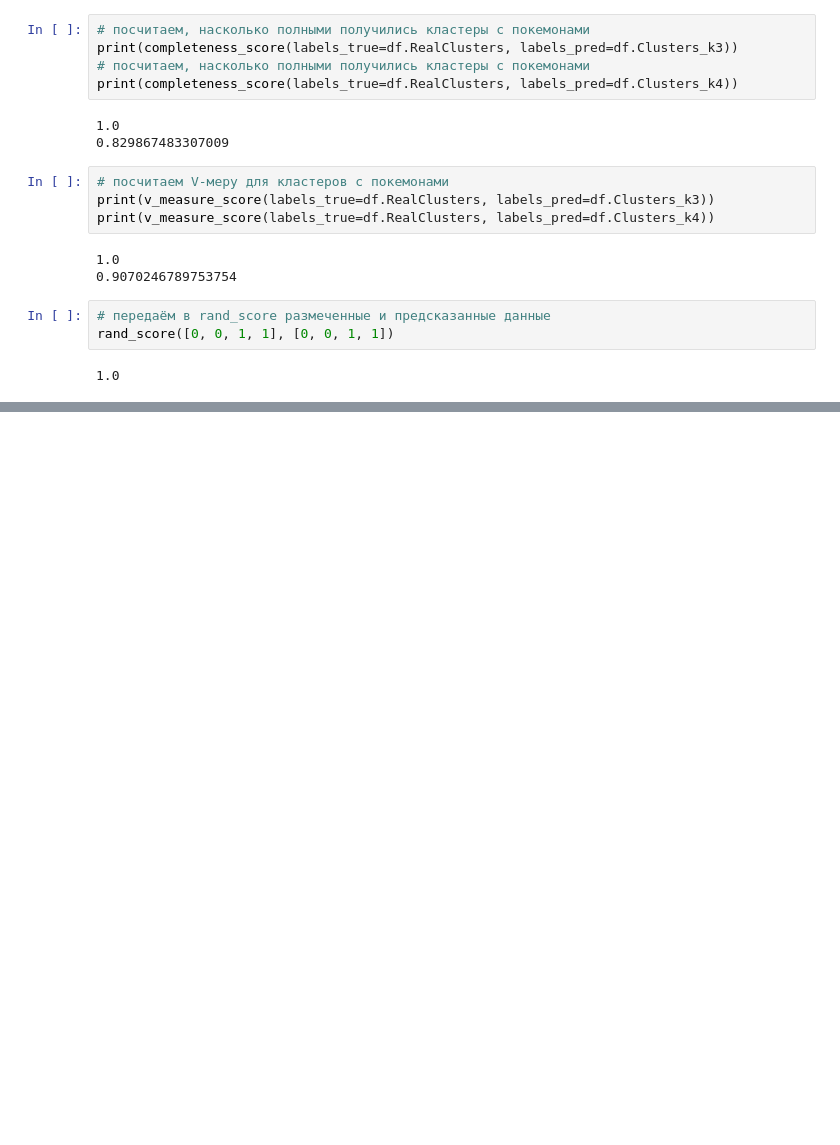
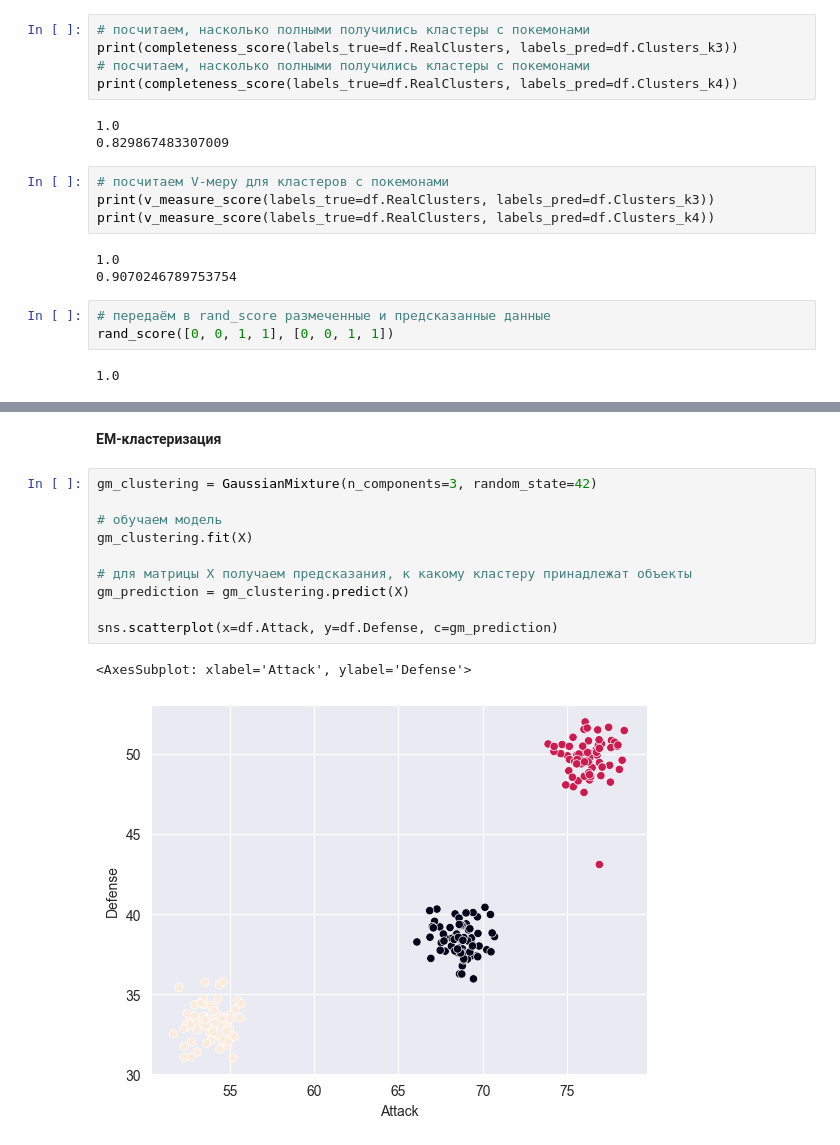
Before and after one commit to sergioschadenko/sf_data_science, a Jupyter notebook: ML_4_clasterisation/kmeans.ipynb, the cells around one changed output, grey strips where cells are left out. Saved outputs shown, nothing was run; the diff lists cells and outputs as text; blank space fills up the shorter version.

```diff
--- a/ML_4_clasterisation/kmeans.ipynb
+++ b/ML_4_clasterisation/kmeans.ipynb
@@ -224,0 +241,15 @@ rand_score([0, 0, 1, 1], [0, 0, 1, 1])
+# %% [markdown]
+**EM-кластеризация**
+# %%
+gm_clustering = GaussianMixture(n_components=3, random_state=42)
+
+# обучаем модель
+gm_clustering.fit(X)
+
+# для матрицы X получаем предсказания, к какому кластеру принадлежат объекты
+gm_prediction = gm_clustering.predict(X)
+
+sns.scatterplot(x=df.Attack, y=df.Defense, c=gm_prediction)
+# %% [output]
+<AxesSubplot: xlabel='Attack', ylabel='Defense'>
+[figure, added]
```
Also changed, not shown: parts of 7 cells of this notebook, 1 other file.
